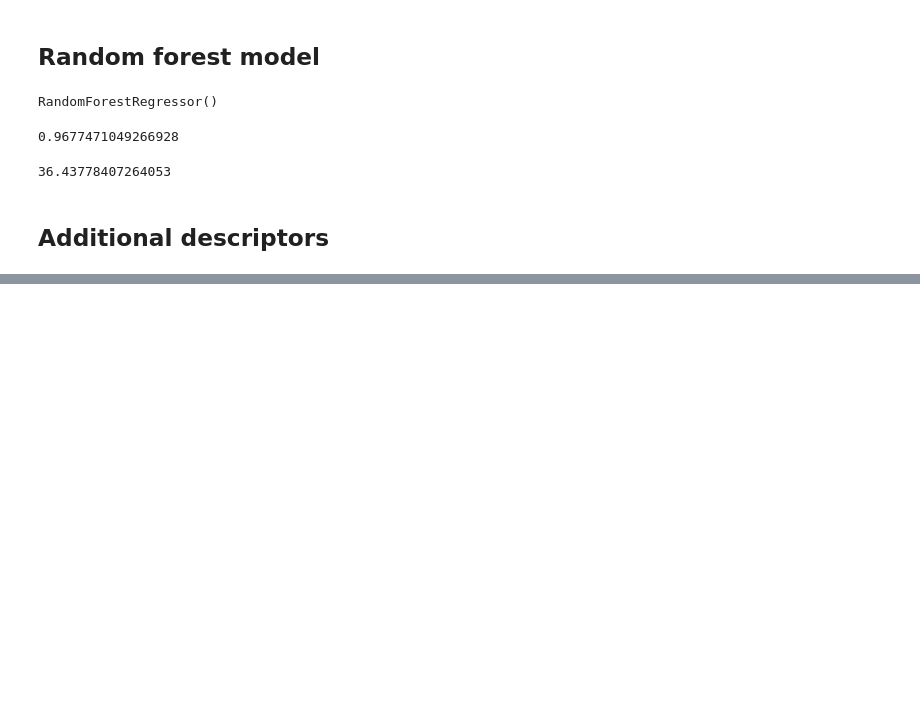
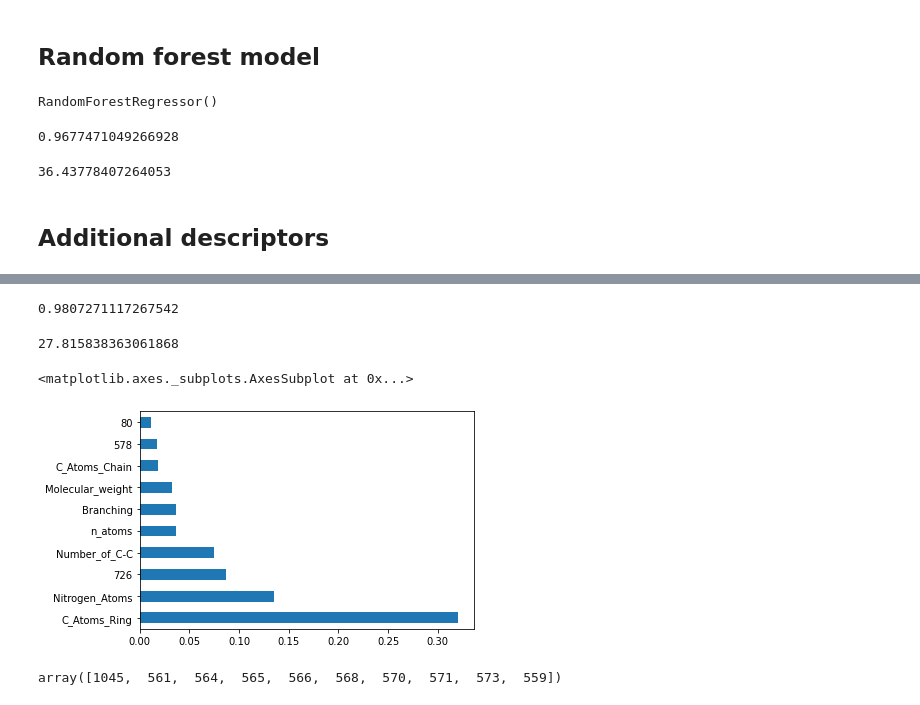
Before and after one commit to sanalps/Polymer_Glass_Transition_Predictor, a Jupyter notebook: glass_transition_a1.ipynb, the cells around one changed output, grey strips where cells are left out. Drawn from its saved outputs; the diff is of its cells as text; code cells hidden in the pictures; blank space fills up the shorter version.

```diff
--- a/glass_transition_a1.ipynb
+++ b/glass_transition_a1.ipynb
@@ -353,0 +490,3 @@ forest_reg2 = pickle.load(open(filename, 'rb'))
+# %%
+df_morgan_comb = pd.concat([X, df_morgan], axis=1)
+df_morgan_comb
@@ -353,0 +507,9 @@ forest_reg2 = pickle.load(open(filename, 'rb'))
+# %%
+y = df['Tg_k']
+# %%
+from sklearn.model_selection import train_test_split
+X_train, X_test, y_train, y_test = train_test_split(df_morgan_comb, y, test_size=0.2, random_state=32)
+# %%
+from sklearn.ensemble import RandomForestRegressor
+forest_reg2 = RandomForestRegressor()
+forest_reg2.fit(X_train, y_train)
@@ -353,0 +534,4 @@ forest_reg2 = pickle.load(open(filename, 'rb'))
+# %%
+forest_reg2.score(X_train, y_train)
+# %% [output]
+0.9807271117267542
@@ -353,0 +540,20 @@ forest_reg2 = pickle.load(open(filename, 'rb'))
+# %%
+#import numpy as np
+from sklearn.metrics import mean_squared_error
+#rubber_predictions_test4 = reg_mod_bay.predict(rubber2_test_comp_tr)
+forest_mse4 = mean_squared_error(y_predict, y_test)
+forest_rmse4 = np.sqrt(forest_mse4)
+#print(rubber_predictions_test4)
+forest_rmse4
+# %% [output]
+27.815838363061868
+# %%
+feat_importances = pd.Series(forest_reg2.feature_importances_, index=X_train.columns)
+feat_importances.nlargest(10).plot(kind='barh')
+# %% [output]
+<matplotlib.axes._subplots.AxesSubplot at 0x...>
+[figure, added]
+# %%
+indices
+# %% [output]
+array([1045,  561,  564,  565,  566,  568,  570,  571,  573,  559])
```
Also changed, not shown: parts of 22 cells of this notebook.
